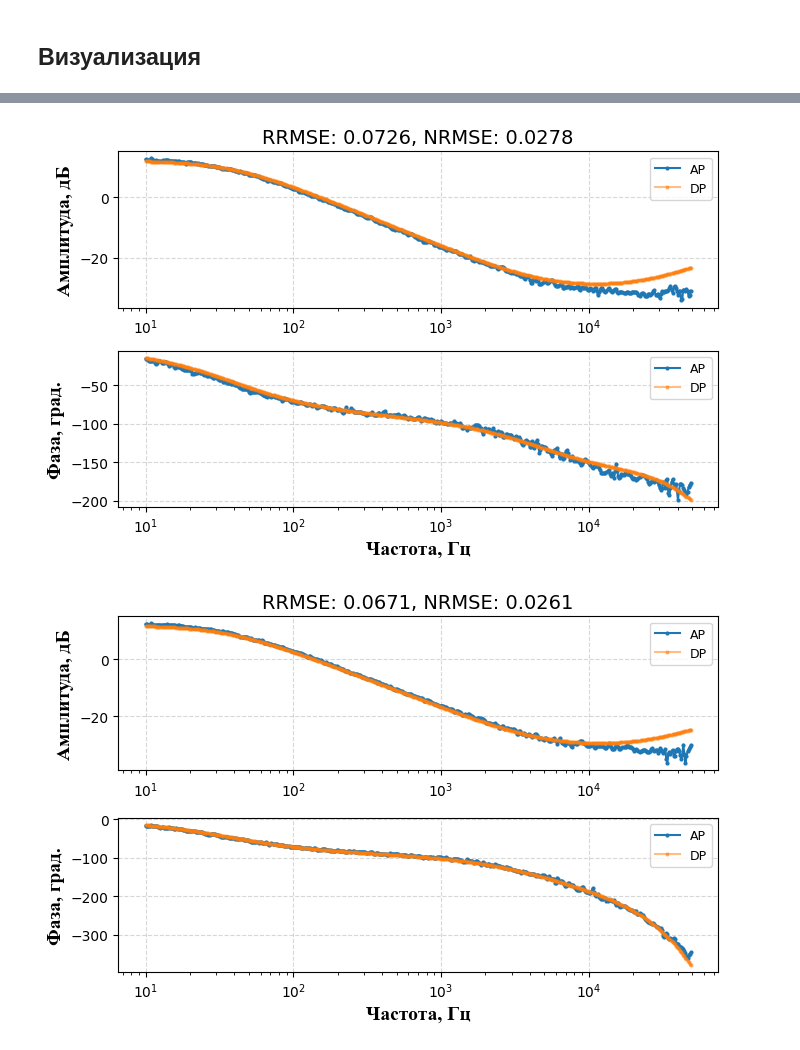
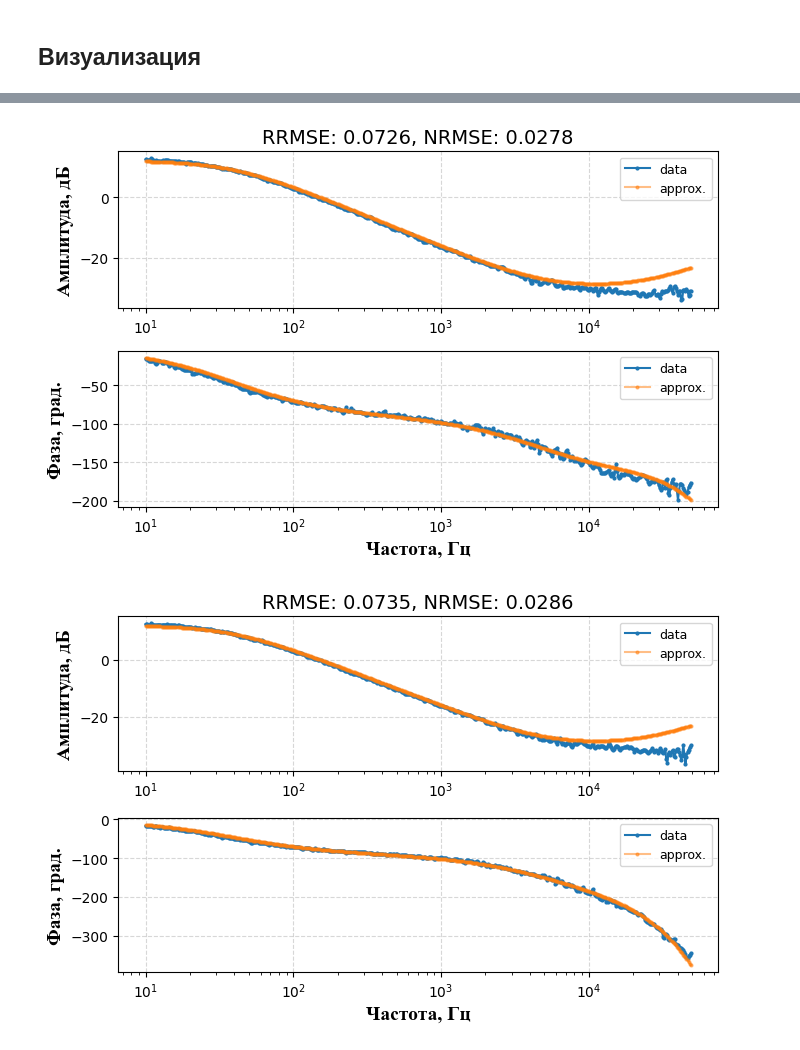
Before and after one commit to romangorbunov91/frequency-response-encoder, a Jupyter notebook: fr_estim_nb.ipynb, the cells around one changed output, grey strips where cells are left out. Saved outputs shown, nothing was run; the diff lists cells and outputs as text; code cells hidden in the pictures.

```diff
--- a/fr_estim_nb.ipynb
+++ b/fr_estim_nb.ipynb
@@ -85,9 +85,9 @@ zeros_poles_list = [
     "delay": 5e-6
     },
     {
-    "left_poles": [2*w_c/(2*np.pi)],
+    "left_poles": [39],
     "right_poles": [],
-    "left_zeros": [w_ESR/(2*np.pi)],
+    "left_zeros": [25e3],
     "right_zeros": [5e3],
     "zero_poles": 0,
     "gain": 4.0,
@@ -159,7 +159,7 @@ for data, estim, zeros_poles, sample_file_name in zip(
     plot_multiple_responses(
         plot_config=PLOT_CONFIG,
         data_list=[data, estim],
-        legend=["AP", "DP"],
+        legend=["data", "approx."],
         title=f'RRMSE: {RRMSE:.4f}, NRMSE: {NRMSE:.4f}',
         #save_path=f'usecases/test_samples/experiments_13_May_2026/pdf/{sample_file_name}.pdf'
         )
@@ -169,2 +169,2 @@ for data, estim, zeros_poles, sample_file_name in zip(
-[figure, old version]
+[figure, new version]
-[figure, old version]
+[figure, new version]
```
Also changed, not shown: parts of 1 cell of this notebook, 1 other file.
